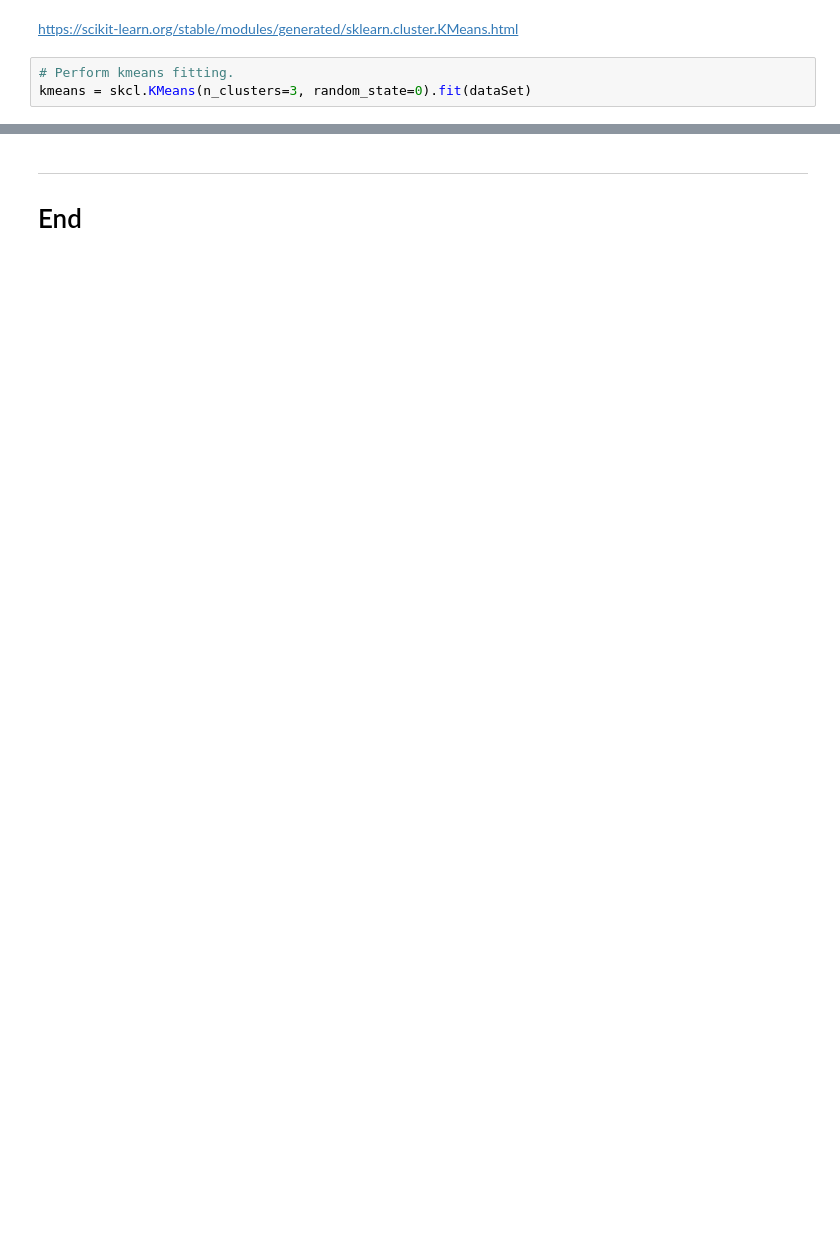
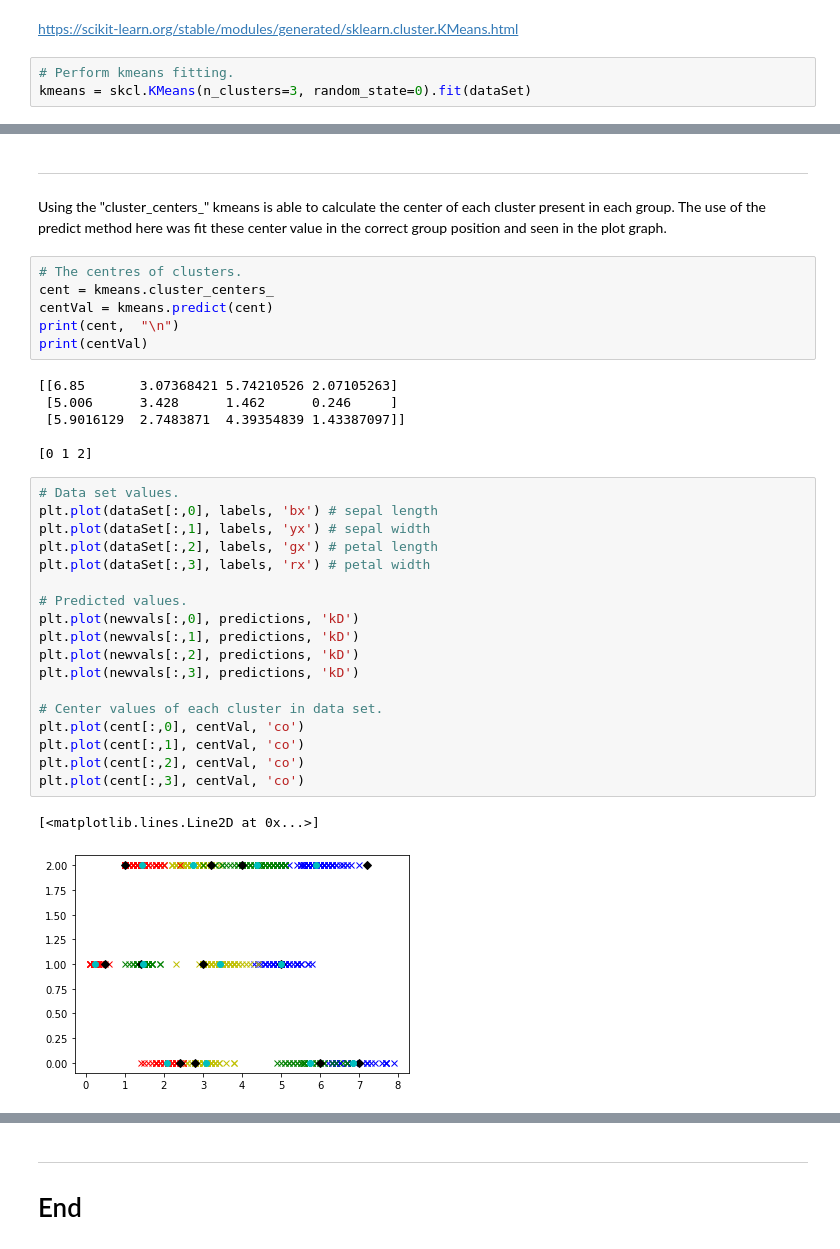
Before and after one commit to colinroche/Emerging-Tech-Assessments, a Jupyter notebook: Emerging-Tech-Assessments.ipynb, the cells around one changed output, grey strips where cells are left out. Cells and saved outputs as stored; diff of their text form; blank space fills up the shorter version.

```diff
--- a/Emerging-Tech-Assessments.ipynb
+++ b/Emerging-Tech-Assessments.ipynb
@@ -349,0 +398,36 @@ plt.plot(newvals[:,3], predictions, 'kD')
+# %% [markdown]
+***
+Using the "cluster_centers_" kmeans is able to calculate the center of each cluster present in each group.  The use of the predict method here was fit these center value in the correct group position and seen in the plot graph.
+# %%
+# The centres of clusters.
+cent = kmeans.cluster_centers_
+centVal = kmeans.predict(cent)
+print(cent,  "\n")
+print(centVal)
+# %% [output]
+[[6.85       3.07368421 5.74210526 2.07105263]
+ [5.006      3.428      1.462      0.246     ]
+ [5.9016129  2.7483871  4.39354839 1.43387097]]
+
+[0 1 2]
+# %%
+# Data set values.
+plt.plot(dataSet[:,0], labels, 'bx') # sepal length
+plt.plot(dataSet[:,1], labels, 'yx') # sepal width
+plt.plot(dataSet[:,2], labels, 'gx') # petal length
+plt.plot(dataSet[:,3], labels, 'rx') # petal width
+
+# Predicted values.
+plt.plot(newvals[:,0], predictions, 'kD')
+plt.plot(newvals[:,1], predictions, 'kD')
+plt.plot(newvals[:,2], predictions, 'kD')
+plt.plot(newvals[:,3], predictions, 'kD')
+
+# Center values of each cluster in data set.
+plt.plot(cent[:,0], centVal, 'co')
+plt.plot(cent[:,1], centVal, 'co')
+plt.plot(cent[:,2], centVal, 'co')
+plt.plot(cent[:,3], centVal, 'co')
+# %% [output]
+[<matplotlib.lines.Line2D at 0x...>]
+[figure, added]
```
Also changed, not shown: parts of 30 cells of this notebook.
